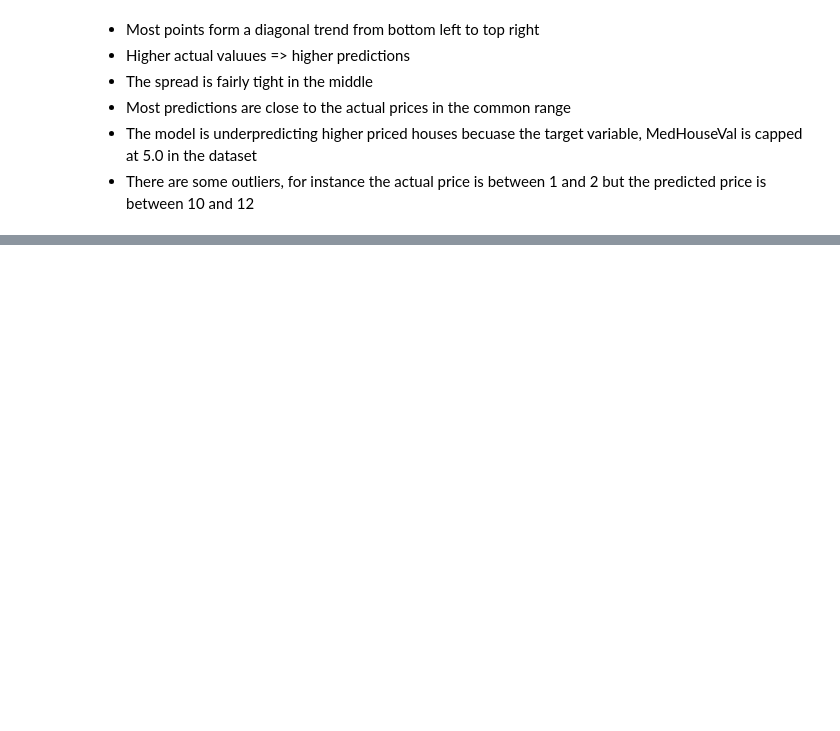
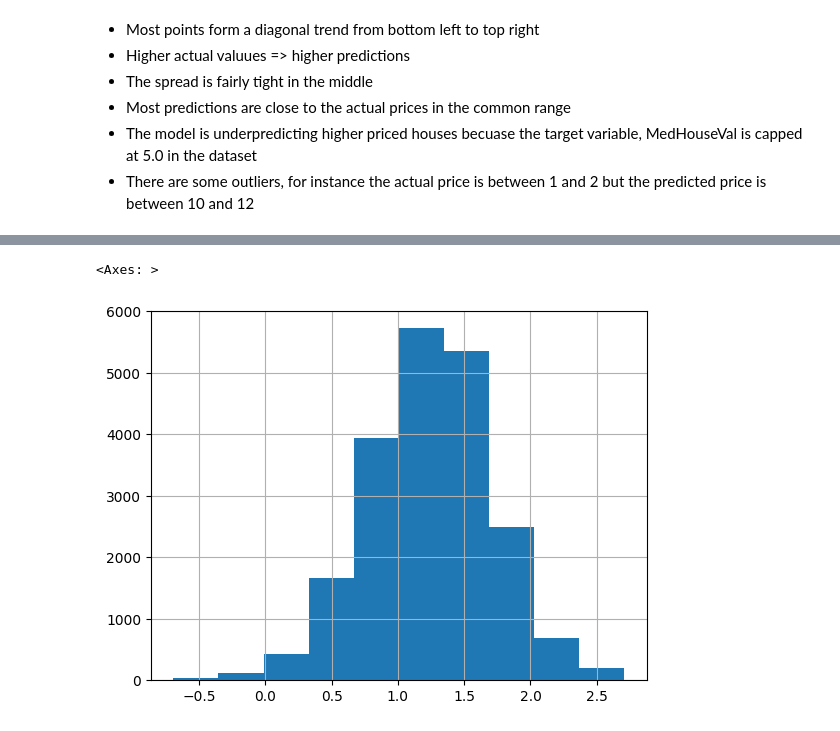
Before and after one commit to 22vghai/data_science_portfolio, a Jupyter notebook: Regression_Analysis.ipynb, the cells around one changed output, grey strips where cells are left out. Drawn from its saved outputs; the diff is of its cells as text; code cells hidden in the pictures; blank space fills up the shorter version.

```diff
--- a/Regression_Analysis.ipynb
+++ b/Regression_Analysis.ipynb
@@ -166,0 +194,5 @@ plt.show()
+# %%
+df['log_medinc'].hist()
+# %% [output]
+<Axes: >
+[figure, added]
```
Also changed, not shown: parts of 15 cells of this notebook, 2 other files.
